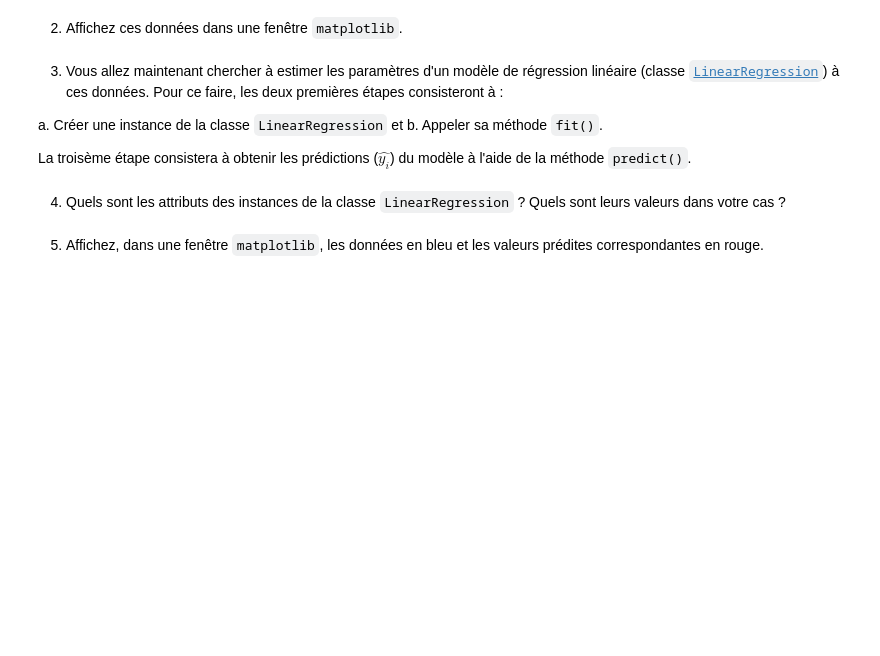
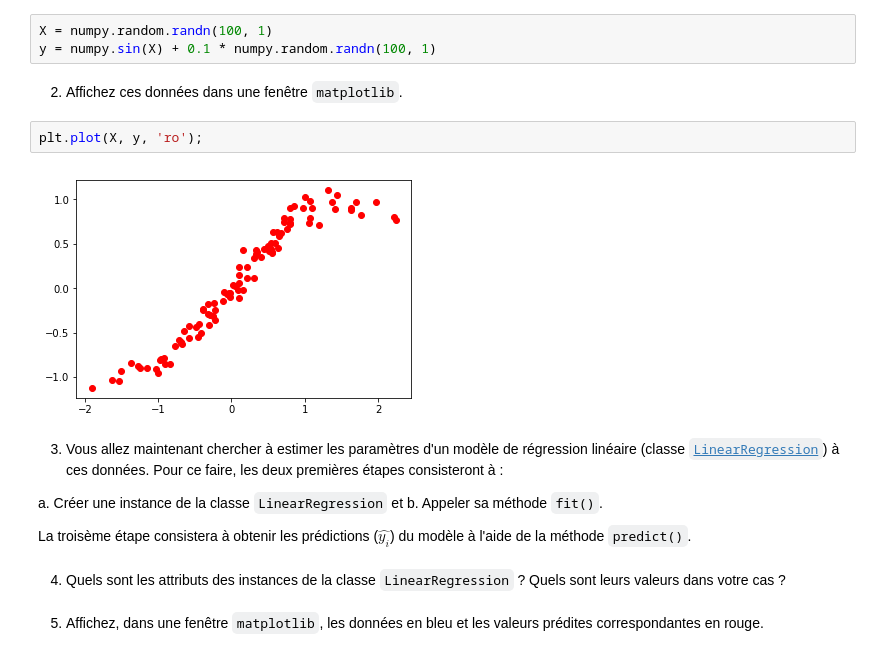
Before and after one commit to pnavaro/machine_learning, a Jupyter notebook: Intro.Scikit-Learn.ipynb, the cells around one changed output. Drawn from its saved outputs; the diff is of its cells as text; blank space fills up the shorter version.

```diff
--- a/Intro.Scikit-Learn.ipynb
+++ b/Intro.Scikit-Learn.ipynb
@@ -39,8 +43,15 @@ observations en dimension 1 tirées d'une loi gaussienne centrée réduite.
 Générez également un vecteur `y` tel que :
 
 $$\forall i, y_i = \sin(X_i) + \varepsilon_i, \text{ où }  \varepsilon_i \sim N(0, 0.1)$$
+# %%
+X = numpy.random.randn(100, 1)
+y = numpy.sin(X) + 0.1 * numpy.random.randn(100, 1)
 # %% [markdown]
 2. Affichez ces données dans une fenêtre `matplotlib`.
+# %%
+plt.plot(X, y, 'ro');
+# %% [output]
+[figure, added]
 # %% [markdown]
 3. Vous allez maintenant chercher à estimer les paramètres d'un modèle de
 régression linéaire (classe [`LinearRegression`](http://scikit-learn.org/stable/modules/generated/sklearn.linear_model.LinearRegression.html))
```
Also changed, not shown: parts of 14 cells of this notebook, 2 other files.
